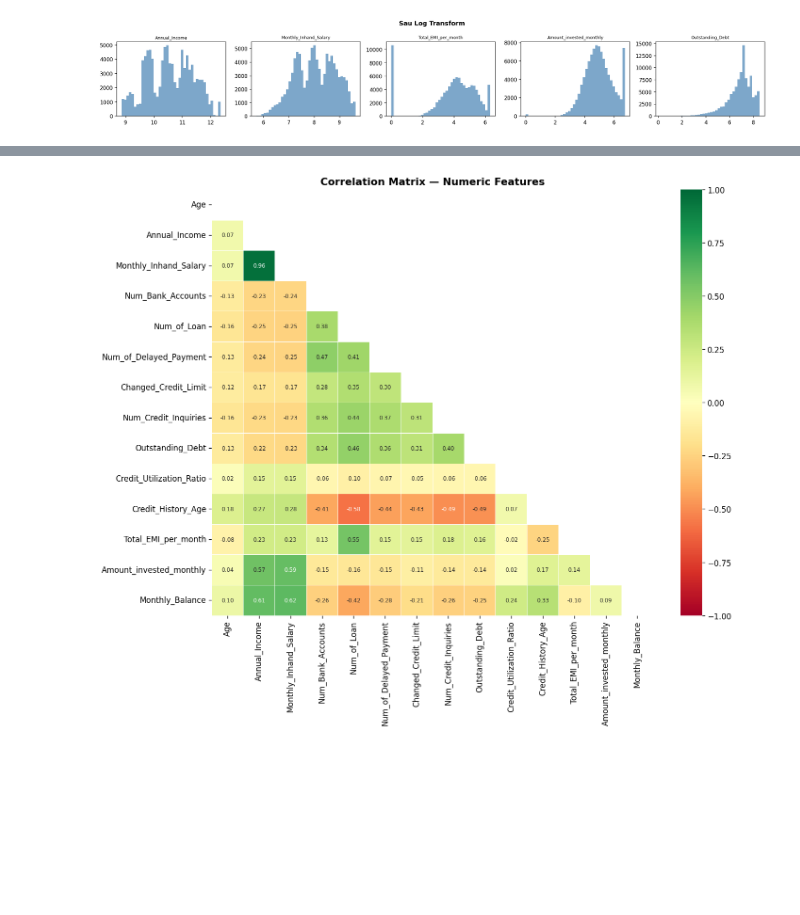
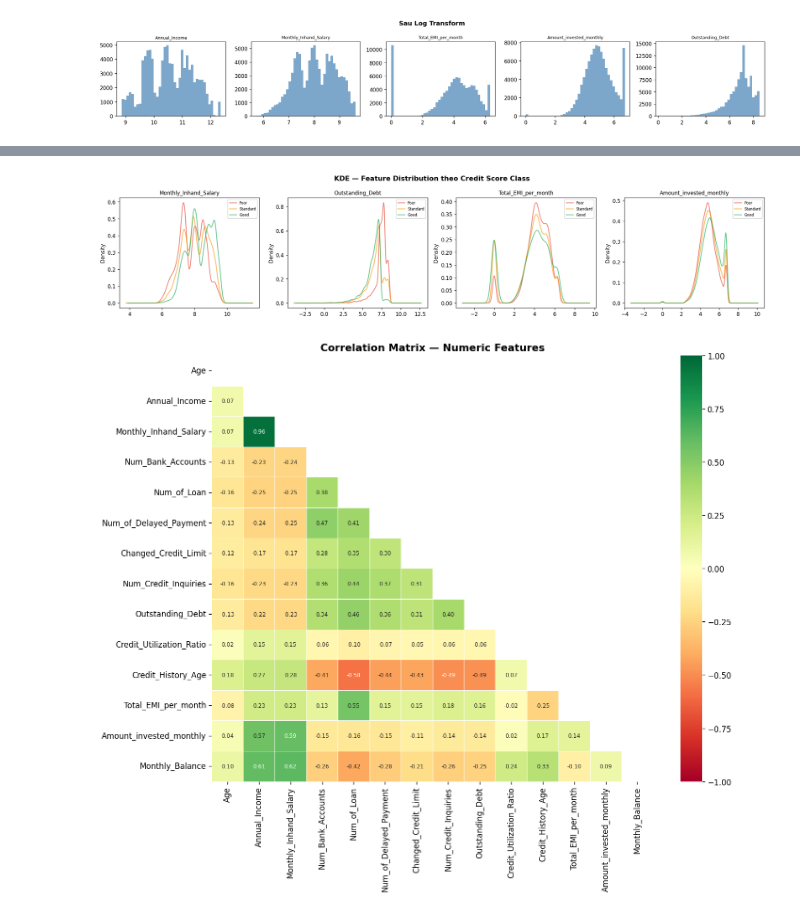
Before and after one commit to VietAnh-205/ml_project_final, a Jupyter notebook: ml_project.ipynb, the cells around one changed output, grey strips where cells are left out. Cells and saved outputs as stored; diff of their text form; code cells hidden in the pictures; blank space fills up the shorter version.

```diff
--- a/ml_project.ipynb
+++ b/ml_project.ipynb
@@ -702,3 +653,28 @@ plt.show()
+# %%
+## 4.4. KDE Plot — Phân phối feature theo class (kiểm tra multi-modal)
+
+multimodal_features = ['Monthly_Inhand_Salary', 'Outstanding_Debt',
+                       'Total_EMI_per_month', 'Amount_invested_monthly']
+multimodal_features = [f for f in multimodal_features if f in df_enc.columns]
+
+fig, axes = plt.subplots(1, len(multimodal_features), figsize=(18, 4))
+colors = {0: '#e74c3c', 1: '#f39c12', 2: '#27ae60'}
+labels = {0: 'Poor', 1: 'Standard', 2: 'Good'}
+
+for ax, feat in zip(axes, multimodal_features):
+    for cls in [0, 1, 2]:
+        subset = df_enc[df_enc['Credit_Score'] == cls][feat].dropna()
+        subset.plot.kde(ax=ax, color=colors[cls], label=labels[cls], alpha=0.7)
+    ax.set_title(feat, fontsize=10)
+    ax.legend(fontsize=7)
+    ax.set_ylabel('Density')
+
+fig.suptitle('KDE — Feature Distribution theo Credit Score Class', fontsize=13, fontweight='bold')
+plt.tight_layout()
+plt.savefig('09_kde_multimodal.png', dpi=150, bbox_inches='tight')
+plt.show()
+# %% [output]
+[figure, added]
 # %%
 corr_matrix = df_enc[numeric_cols].corr()
 
```
Also changed, not shown: parts of 45 cells of this notebook.
